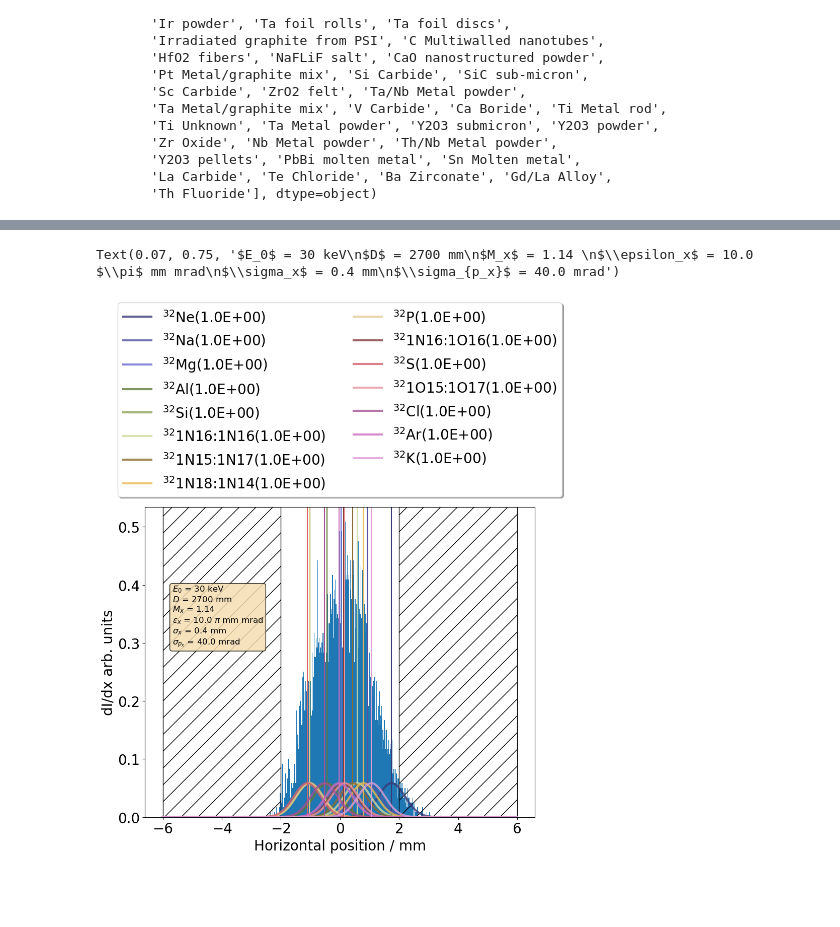
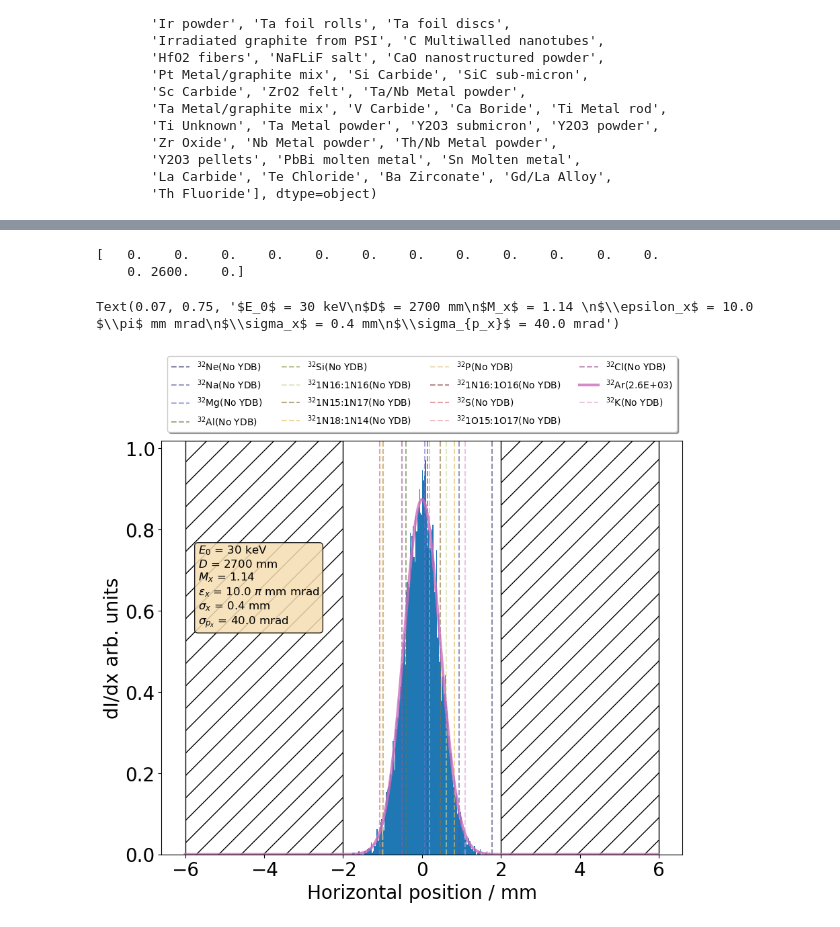
Before and after one commit to DinkoAtanasov/MassContaminant, a Jupyter notebook: calc_separation_iso-yield.ipynb, the cells around one changed output, grey strips where cells are left out. Cells and saved outputs as stored; diff of their text form; code cells hidden in the pictures; blank space fills up the shorter version.

Commit message:
<fix> fixed plotting formats

```diff
--- a/calc_separation_iso-yield.ipynb
+++ b/calc_separation_iso-yield.ipynb
@@ -45,7 +45,7 @@ def resolving_power(series: pd.Series, el: str, am: int) -> pd.Series:
         lightest = series['ame_tot'].min()
     new_column = lightest / np.abs(series['ame_tot'] - lightest)
     # print(new_column)
-    return new_column
+    return np.around(new_column, 0)
 # %%
 def gauss(x: NDArray, mu: float, sigma: float) -> NDArray:
     z = (x - mu) / sigma
@@ -56,7 +56,7 @@ def gauss(x: NDArray, mu: float, sigma: float) -> NDArray:
 def gen_multi_gauss(mean: float, cov: NDArray, weight: float) -> NDArray:
     # Fixing random state for reproducibility
     np.random.seed(19680801)
-    nevents = 5_000
+    nevents = 10_000
     isol_yield = int(nevents*weight) if int(nevents*weight) != 0 else 1
     return np.random.multivariate_normal(mean, cov, size=isol_yield).T
 # %%
@@ -154,6 +154,7 @@ condition = (iso_df['TARGET_NAME'] == target) & (iso_df['A'] == 32)
 sel = iso_df[condition].copy(deep=True).reset_index()
 
 result = pd.merge(ame_sel, sel, how="outer", on=["Z", "A"])
+result['INTENSITY'].fillna(0, inplace=True)
 result
 # %% [output]
 |  | index_x | N | Z | A | EL | ME | MEunc | amunc | ame_tot | charge | R | ... |
@@ -228,8 +229,9 @@ chosen = sel['EL'].values
 # IF INTERESTED IN PLOTTING ONLY PART OF THE ISOBARS
 # chosen = ['Ar', '1N16:1O16', '1N16:1N16', '1O15:1O17', '1N15:1N17', '1N18:1N14']
 # GET YIELD FROM TABLES AND SELECT APPROPRIATE
-# weights = sel['INTENSITY'].to_numpy()
-weights = np.array([1. for i in chosen])
+weights = sel['INTENSITY'].to_numpy()
+# weights = np.array([1. for i in chosen])
+print(weights)
 ws = weights / np.sum(weights)
 # ==============================================================================
 # DEFINITIONS OF ENTRANCE BEAM AND EXIT SLIT
@@ -238,7 +240,7 @@ w0 = 8  # mm - IMAGE WIDTH AT THE ENTRANCE FOCAL PLANE (SEE NOTES [1])
 si = 4  # mm - SLIT WIDTH AT THE EXIT FOCAL PLANE
 # ==============================================================================
 
-RHO_M_MM = RHO_M * 1000
+# RHO_M_MM = RHO_M * 1000
 # ==============================================================================
 # PREPARE THE FIGURES FOR PLOTTING
 fig, ax = plt.subplots(figsize=(10, 8))
@@ -254,14 +256,17 @@ k = 0
 intervals = 500
 xg = np.linspace(-xlim, xlim, intervals, endpoint=False)
 # Prototype of the distribution
-x0, y0 = gen_multi_gauss(mean, cov, 1)
+x00, y00 = gen_multi_gauss(mean, cov, 1)
 
 for i, grp in enumerate(sel.iterrows()):
     if i == 0:
-        full_dist = np.full_like(x0.shape, np.nan)
+        full_dist = np.full_like(x00.shape, np.nan)
     idx, key = grp
     if key['EL'] in chosen:
-        x0, y0 = gen_multi_gauss(mean, cov, ws[k])
+        if ws[k] > 0:
+            x0, y0 = gen_multi_gauss(mean, cov, ws[k])
+        else:
+            x0 = x00
 
         resol = (key['ame_tot'] - ref_M) / ref_M
 
@@ -269,7 +274,6 @@ for i, grp in enumerate(sel.iterrows()):
         q_i = key['charge'] * ELMNTR_CHRG
         mom_i = np.sqrt(2 * m_i * E0_MEV)
         rho = (mom_i / ref_B / q_i) * MEVC_NWSEC * 1000
-
 
         # The momentum resolution
         dp_p = (mom_i - ref_P) / ref_P
@@ -279,49 +283,55 @@ for i, grp in enumerate(sel.iterrows()):
         # dx = DISP*dp_p
         # APPROXIMATE THE SYSTEM AS ONE MAGNET
         x6 = -Mx*x0 + DISP*dp_p  # SEE EQ. (2-40) OF REF.[1]
-        # Combine the generated distibutions
-        full_dist = np.hstack((full_dist, x6))
-        # Create the normalized Gauss PDF
-        pdf = ws[k]*gauss(xg, np.mean(x6), np.std(x6))
-        # Plot the distribution and add a vertical lines
-        plt.plot(xg.reshape(-1, 1), pdf.reshape(-1, 1),
-                label=f'$^{{{key["A"]}}}${key["EL"]}({weights[k]:.1E})',
-                color=colors[i], lw=3, alpha=0.8)
-        plt.axvline(np.mean(x6), color=colors[i])
+        if ws[k] > 0:
+            # Combine the generated distibutions
+            full_dist = np.hstack((full_dist, x6))
+            # Create the normalized Gauss PDF
+            pdf = ws[k]*gauss(xg, np.mean(x6), np.std(x6))
+            # Plot the distribution and add a vertical lines
+            plt.plot(xg.reshape(-1, 1), pdf.reshape(-1, 1),
+                    label=f'$^{{{key["A"]}}}${key["EL"]}({weights[k]:.1E})',
+                    color=colors[i], lw=3, alpha=0.8)
+        else:
+            plt.axvline(np.mean(x6), color=colors[i], ls='--', alpha=0.6,
+                        label=f'$^{{{key["A"]}}}${key["EL"]}(No YDB)')
         k += 1
 
-plt.legend(loc='lower center', bbox_to_anchor=(0.5, 1.01), ncol=2, fancybox=True, shadow=True)
+plt.legend(loc='lower center', bbox_to_anchor=(0.5, 1.01),
+           ncol=4, fancybox=True, shadow=True, fontsize=10)
 # Add the combined full histogram
 plt.hist(full_dist, bins=intervals, range=(-xlim, xlim), density=True, label='hist')
 # Adding the slits and desired opening
 ax.add_patch(Rectangle((-xlim, 0), xlim-si/2, ax.get_ylim()[-1], fill=False, hatch='/'))
 ax.add_patch(Rectangle((si/2, 0), xlim-si/2, ax.get_ylim()[-1], fill=False, hatch='/'))
 # Add information to the plot
 plt.xlabel('Horizontal position / mm')
 plt.ylabel('dI/dx arb. units')
 
 # plt.ylim(0.0001, 1.2)
 # plt.yscale('log')
 
 # rpower = ame_table[ame_table['EL'] == molec]['R'].values[0]
 
 textstr = '\n'.join([
     f'$E_0$ = {E0_MEV*1000:.0f} keV',
     f'$D$ = {DISP:.0f} mm',
     f'$M_x$ = {Mx:.2f} ',
     f'$\\epsilon_x$ = {EPS:.1f} $\\pi$ mm mrad',
     f'$\\sigma_x$ = {std_x:.1f} mm',
     f'$\\sigma_{{p_x}}$ = {std_xp:.1f} mrad'
     # f'$R(wrt ^{{32}}Ar)$ = {rpower:.0f}'
     ])
 
 plt.text(0.07, 0.75, textstr, transform=ax.transAxes, fontsize=12,
          verticalalignment='top', bbox=props)
 
 # plt.savefig(f'{req_el}_Contamination_300dpi.png', dpi=300)
 # %% [output]
-Text(0.07, 0.75, '$E_0$ = 30 keV\n$D$ = 2700 mm\n$M_x$ = 1.14 \n$\\epsilon_x$ = 10.0 $\\pi$ mm mrad\n$\\sigma_x$ = 0.4 mm\n$\\sigma_{p_x}$ = 40.0 mrad')
+[   0.    0.    0.    0.    0.    0.    0.    0.    0.    0.    0.    0.
+    0. 2600.    0.]
+Text(0.07, 0.75, '$E_0$ = 30 keV\n$D$ = 2700 mm\n$M_x$ = 1.14 \n$\\epsilon_x$ = 10.0 $\\pi$ mm mrad\n$\\sigma_x$ = 0.4 mm\n$\\sigma_{p_x}$ = 40.0 mrad')
-[figure, old version]
+[figure, new version]
 # %%
 # ==============================================================================
 # CALCULATE MASS RESOLVING POWER WRT GIVEN ELEMENT
```
Also changed, not shown: parts of 5 cells of this notebook.
